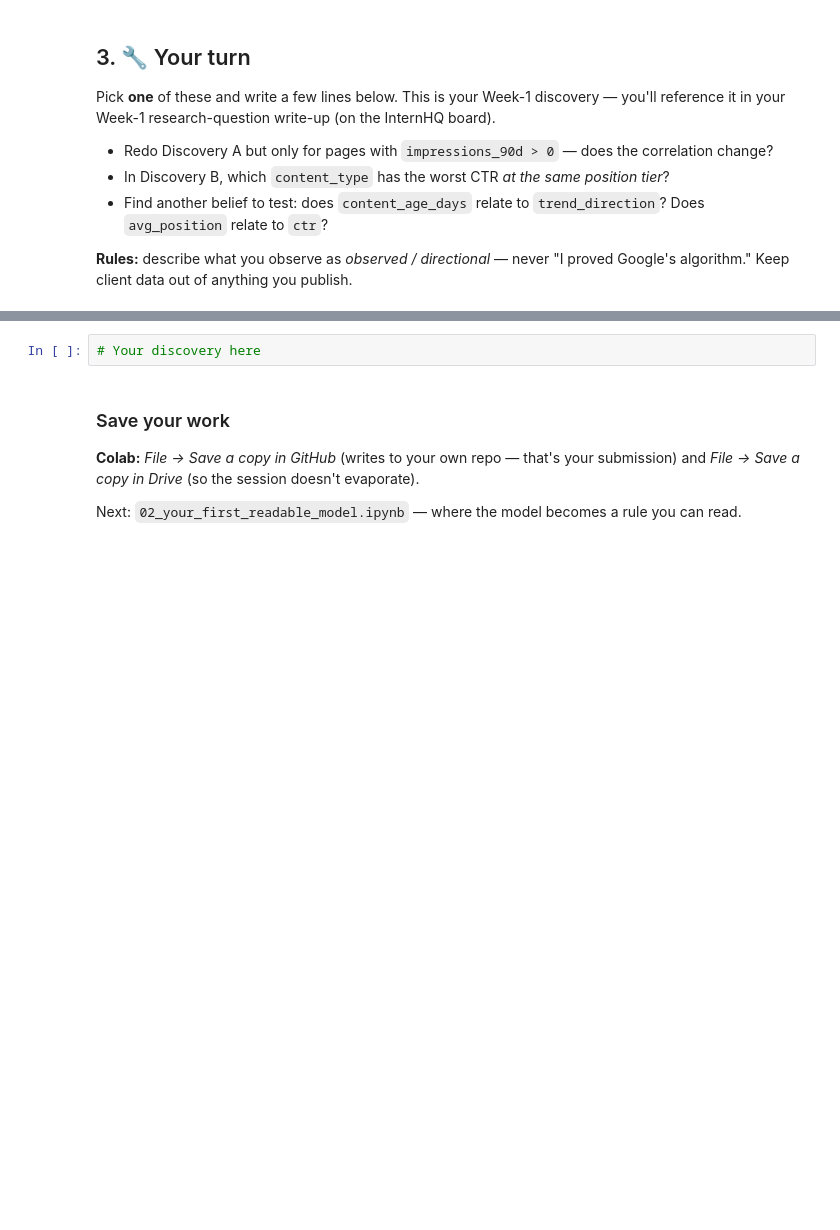
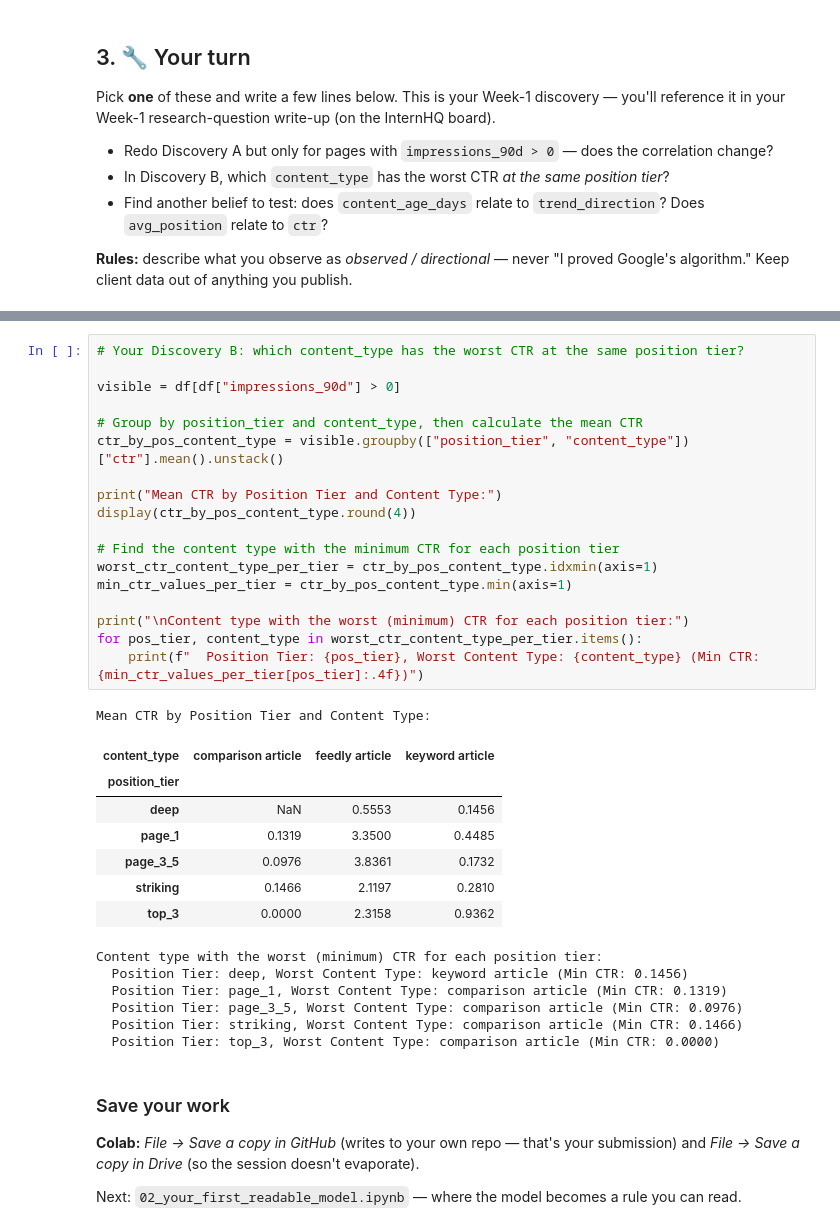
Before and after one commit to Ahmed-7-ML/ahmedakram-flyrank-ml-internship, a Jupyter notebook: notebooks/01_first_look_and_discovery.ipynb, the cells around one changed output, grey strips where cells are left out. Drawn from its saved outputs; the diff is of its cells as text; blank space fills up the shorter version.

```diff
--- a/notebooks/01_first_look_and_discovery.ipynb
+++ b/notebooks/01_first_look_and_discovery.ipynb
@@ -168,5 +185,36 @@ Pick **one** of these and write a few lines below. This is your Week-1 discovery
 # %%
-# Your discovery here
+# Your Discovery B: which content_type has the worst CTR at the same position tier?
+
+visible = df[df["impressions_90d"] > 0]
+
+# Group by position_tier and content_type, then calculate the mean CTR
+ctr_by_pos_content_type = visible.groupby(["position_tier", "content_type"])["ctr"].mean().unstack()
+
+print("Mean CTR by Position Tier and Content Type:")
+display(ctr_by_pos_content_type.round(4))
+
+# Find the content type with the minimum CTR for each position tier
+worst_ctr_content_type_per_tier = ctr_by_pos_content_type.idxmin(axis=1)
+min_ctr_values_per_tier = ctr_by_pos_content_type.min(axis=1)
+
+print("\nContent type with the worst (minimum) CTR for each position tier:")
+for pos_tier, content_type in worst_ctr_content_type_per_tier.items():
+    print(f"  Position Tier: {pos_tier}, Worst Content Type: {content_type} (Min CTR: {min_ctr_values_per_tier[pos_tier]:.4f})")
+# %% [output]
+Mean CTR by Position Tier and Content Type:
+| content_type | comparison article | feedly article | keyword article |
+| position_tier |  |  |  |
+| deep | NaN | 0.5553 | 0.1456 |
+| page_1 | 0.1319 | 3.3500 | 0.4485 |
+| page_3_5 | 0.0976 | 3.8361 | 0.1732 |
+| striking | 0.1466 | 2.1197 | 0.2810 |
+| top_3 | 0.0000 | 2.3158 | 0.9362 |
+Content type with the worst (minimum) CTR for each position tier:
+  Position Tier: deep, Worst Content Type: keyword article (Min CTR: 0.1456)
+  Position Tier: page_1, Worst Content Type: comparison article (Min CTR: 0.1319)
+  Position Tier: page_3_5, Worst Content Type: comparison article (Min CTR: 0.0976)
+  Position Tier: striking, Worst Content Type: comparison article (Min CTR: 0.1466)
+  Position Tier: top_3, Worst Content Type: comparison article (Min CTR: 0.0000)
 # %% [markdown]
 ### Save your work
 **Colab:** *File → Save a copy in GitHub* (writes to your own repo — that's your submission) and *File → Save a copy in Drive* (so the session doesn't evaporate).
```
Also changed, not shown: parts of 1 cell of this notebook.
